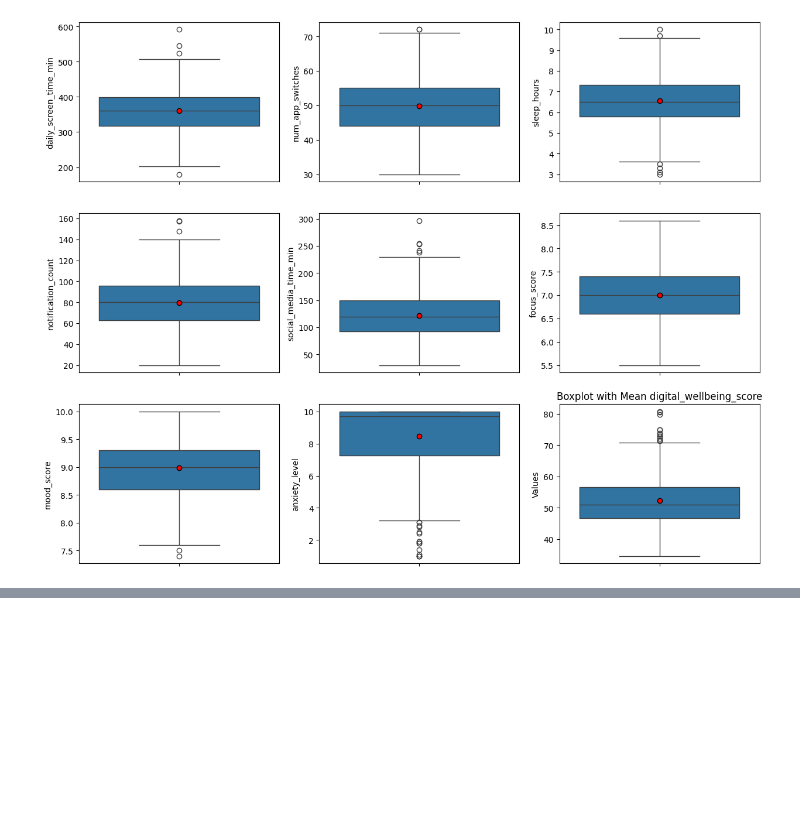
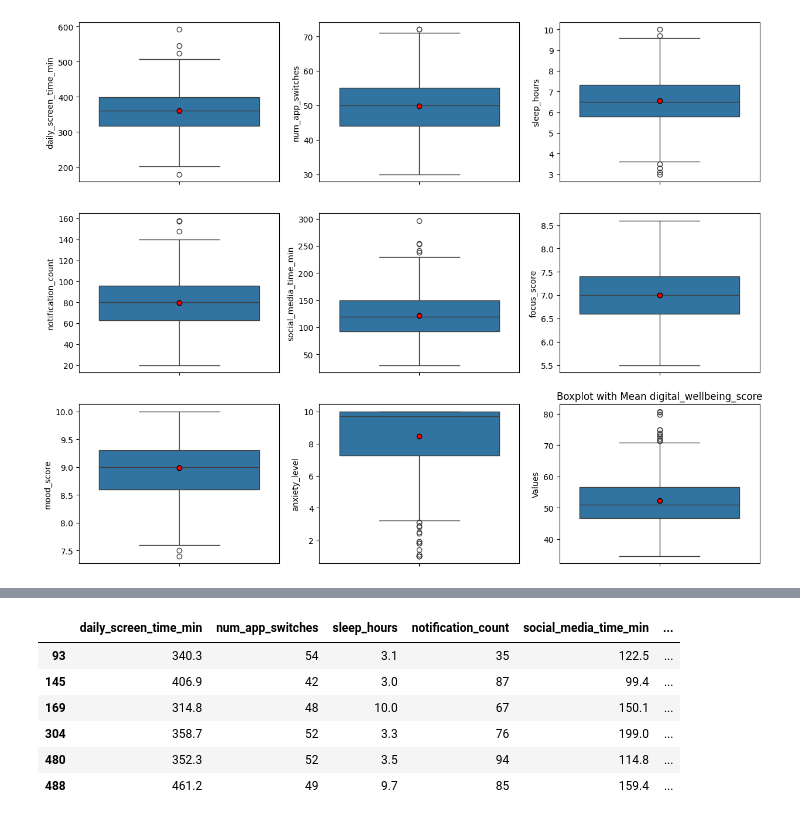
Before and after one commit to sandra-kemboi/Logistic-regression, a Jupyter notebook: mental_health.ipynb, the cells around one changed output, grey strips where cells are left out. Saved outputs shown, nothing was run; the diff lists cells and outputs as text; code cells hidden in the pictures; blank space fills up the shorter version.

```diff
--- a/mental_health.ipynb
+++ b/mental_health.ipynb
@@ -89,0 +92,23 @@ plt.show()
+# %%
+# Class for outliers
+class Outliers:
+    def __init__ (self,data,column):
+        self.data = data
+        self.column= column
+
+    def Find_outliers(self):
+        #Find upper and lower values
+        IQR_Lower = self.data[self.column].quantile(0.25)
+        IQR_Upper = self.data[self.column].quantile(0.75)
+
+        #Find IQR
+        IQR = IQR_Upper - IQR_Lower
+
+        #Find the bounds
+        Upper_bound = IQR_Upper+1.5*IQR
+        Lower_bound=  IQR_Lower-1.5* IQR
+
+        # Find outliers
+        Outliers_vals = self.data[(self.data[self.column]<Lower_bound )| (self.data[self.column]>Upper_bound)]
+
+        return Outliers_vals
@@ -89,0 +127,13 @@ plt.show()
+# %%
+#Outliers for num of app switches
+outliers_app_switch = Outliers(data,'sleep_hours')
+app_switch_rows = outliers_app_switch.Find_outliers()
+app_switch_rows
+# %% [output]
+|  | daily_screen_time_min | num_app_switches | sleep_hours | notification_count | social_media_time_min | ... |
+| 93 | 340.3 | 54 | 3.1 | 35 | 122.5 | ... |
+| 145 | 406.9 | 42 | 3.0 | 87 | 99.4 | ... |
+| 169 | 314.8 | 48 | 10.0 | 67 | 150.1 | ... |
+| 304 | 358.7 | 52 | 3.3 | 76 | 199.0 | ... |
+| 480 | 352.3 | 52 | 3.5 | 94 | 114.8 | ... |
+| 488 | 461.2 | 49 | 9.7 | 85 | 159.4 | ... |
```
Also changed, not shown: parts of 4 cells of this notebook.
